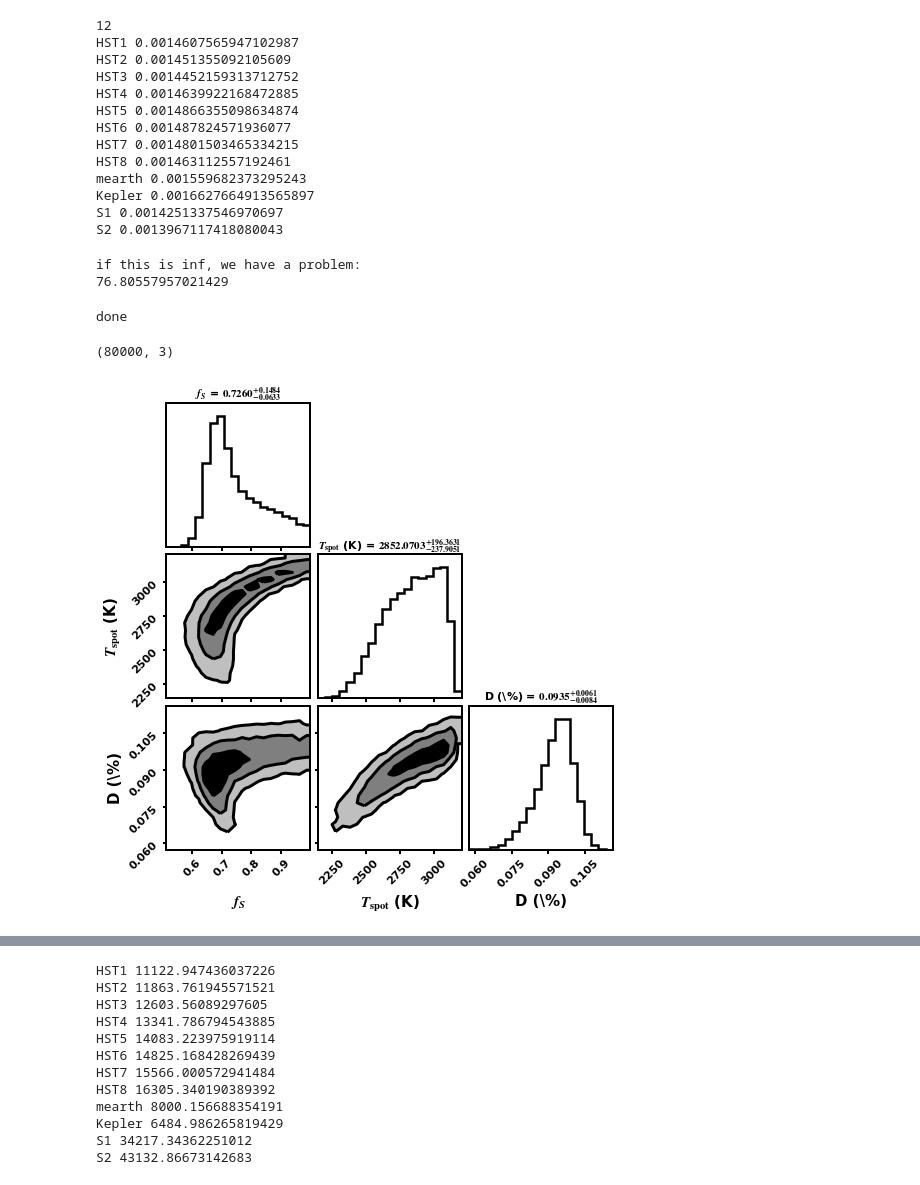
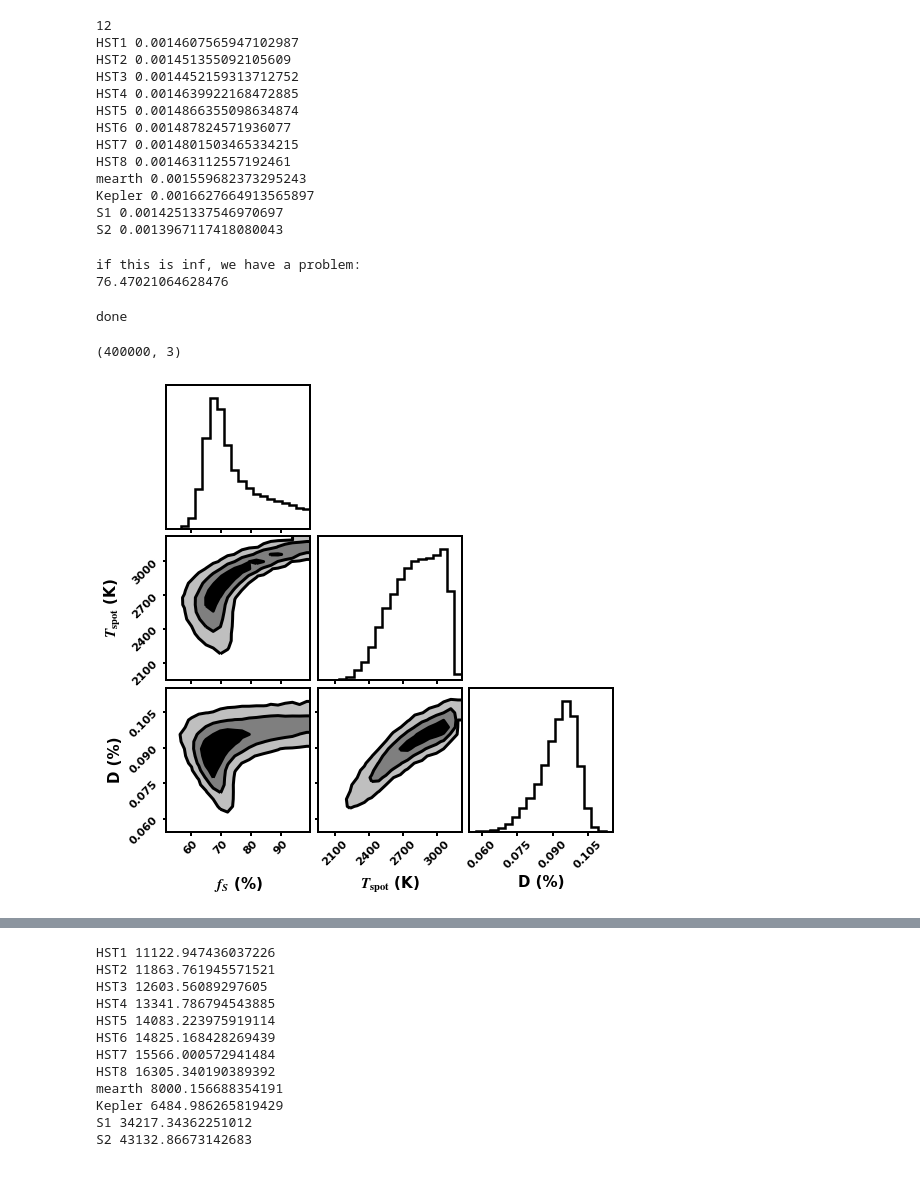
Before and after one commit to awmann/K233Spots, a Jupyter notebook: TransitLightSource.ipynb, the cells around one changed output, grey strips where cells are left out. Cells and saved outputs as stored; diff of their text form; code cells hidden in the pictures.

```diff
--- a/TransitLightSource.ipynb
+++ b/TransitLightSource.ipynb
@@ -332,7 +332,7 @@ S1 0.0014251337546970697
 S2 0.0013967117418080043
 # %%
 ## read in some data
-depth, err = np.loadtxt('bins_result_run46.dat',unpack=True,skiprows=1)
+depth, errp, errm = np.loadtxt('bins_result_run46.dat',unpack=True,skiprows=1)
 # %%
 #define functions for MCMC
 def ln_prior(theta):
@@ -341,7 +341,7 @@ def ln_prior(theta):
         return -np.inf
     return 0
 
-def ln_likelihood(theta, depth_obs, depth_err, filters, star, modelteff,modelspectra, swave):
+def ln_likelihood(theta, depth_obs, depth_errp, depth_errm, filters, star, modelteff,modelspectra, swave):
     fS, Tspot, D = theta
     spot = getspec(modelteff,modelspectra,Tspot)
 
@@ -350,17 +350,20 @@ def ln_likelihood(theta, depth_obs, depth_err, filters, star, modelteff,modelspe
         newD = depth_adjust(filt,D,fS,swave,star,spot)
         depth_model.append(newD)
 
+    ll = np.where(depth_obs > depth_model)
+    depth_err = depth_errp
+    depth_err[ll] = depth_errm[ll]
     s_squared = np.square(depth_err)
     p = (1. / np.sqrt(2 * np.pi * s_squared)) * np.exp(-np.square(depth_obs - depth_model) / (2 * s_squared))
     output = np.sum(np.log(p))
     return output
 
 
-def ln_posterior(theta, depth_obs, depth_err, filters, star, modelteff,modelspectra, swave):
+def ln_posterior(theta, depth_obs, depth_errp, depth_errm, filters, star, modelteff,modelspectra, swave):
     ln_p = ln_prior(theta)
     if not np.isfinite(ln_p):
         return -np.inf
-    ln_like = ln_likelihood(theta, depth_obs, depth_err, filters, star, modelteff,modelspectra, swave)
+    ln_like = ln_likelihood(theta, depth_obs, depth_errp, depth_errm, filters, star, modelteff,modelspectra, swave)
     if not np.isfinite(ln_like):
         return -np.inf
     return ln_p + ln_like
@@ -370,20 +373,20 @@ nthreads = 12
 initial_guesses = [0.6, 2900, 0.001]
 star = getspec(modelteff,modelspectra,3470)
 print('if this is inf, we have a problem:')
-print(ln_posterior(initial_guesses,depth,err,filters,star,modelteff,modelspectra,modelwave))
+print(ln_posterior(initial_guesses,depth,errp,errm,filters,star,modelteff,modelspectra,modelwave))
 pos0 = [initial_guesses*(1+0.01*np.random.randn(ndim)) for i in range(nwalkers)]
 # %% [output]
 if this is inf, we have a problem:
-76.80557957021429
+76.47021064628476
 # %%
-nsteps = 10000
+nsteps = 50000
 burn =(nsteps//2)
 thin = 1
 
 #with Pool() as pool:
 #sampler = emcee.EnsembleSampler(nwalkers, ndim, ln_posterior, args=(depth,err,filters,data,wave), pool=pool)
 #sampler.run_mcmc(pos0, nsteps,progress=True)
-sampler = emcee.EnsembleSampler(nwalkers, ndim, ln_posterior, args=(depth,err,filters,star,modelteff,modelspectra,modelwave), threads=nthreads)
+sampler = emcee.EnsembleSampler(nwalkers, ndim, ln_posterior, args=(depth,errp,errm,filters,star,modelteff,modelspectra,modelwave), threads=nthreads)
 sampler.run_mcmc(pos0, nsteps,progress=True)
 
 print('done')
@@ -392,21 +395,24 @@ done
 # %%
 flat = np.array(sampler.get_chain(discard=burn, thin=thin, flat=True))
 
 flat_samples = np.array(flat)
+#flat_samples[:,2]= np.log(flat_samples[:,2])
+#flat_samples[:,1]= np.log10(flat_samples[:,1])
 flat_samples[:,2]*=100
-labels = [r'$f_{S}$',r'$T_{\rm{spot}}$ (K)','D (\%)']
+flat_samples[:,0]*=100
+labels = [r'$f_{S}$ (%)',r'$T_{\rm{spot}}$ (K)','D (%)']
 print(flat_samples.shape)
 fig = corner.corner(
-    flat_samples, labels=labels, show_titles=True,
-    fill_contours=True, plot_datapoints=False,title_kwargs={"fontsize": 11},title_fmt='.4f',
+    flat_samples, labels=labels,# show_titles=True,
+    fill_contours=True, plot_datapoints=False,title_kwargs={"fontsize": 11},#title_fmt='.3f',
     hist_kwargs={"linewidth": 2.5},levels=[(1-np.exp(-0.5)),(1-np.exp(-2)),(1-np.exp(-4.5))]
 );
 
 #plt.show()
 plt.savefig('Corner_spots.pdf')
 # %% [output]
-(80000, 3)
+(400000, 3)
-[figure, old version]
+[figure, new version]
 # %%
 fig, axes = plt.subplots(ndim, figsize=(10, 7), sharex=True)
 samples = sampler.get_chain(discard=burn)
```
Also changed, not shown: parts of 5 cells of this notebook, 2 other files.
